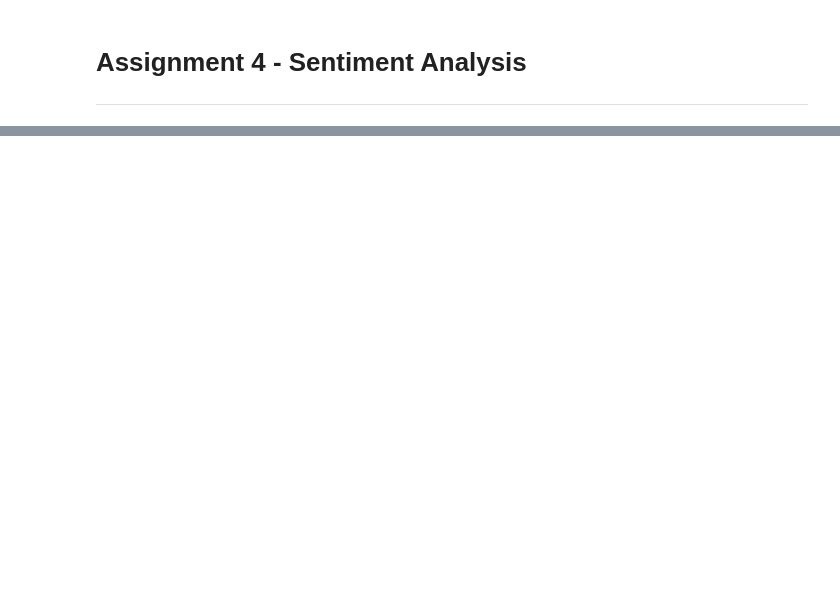
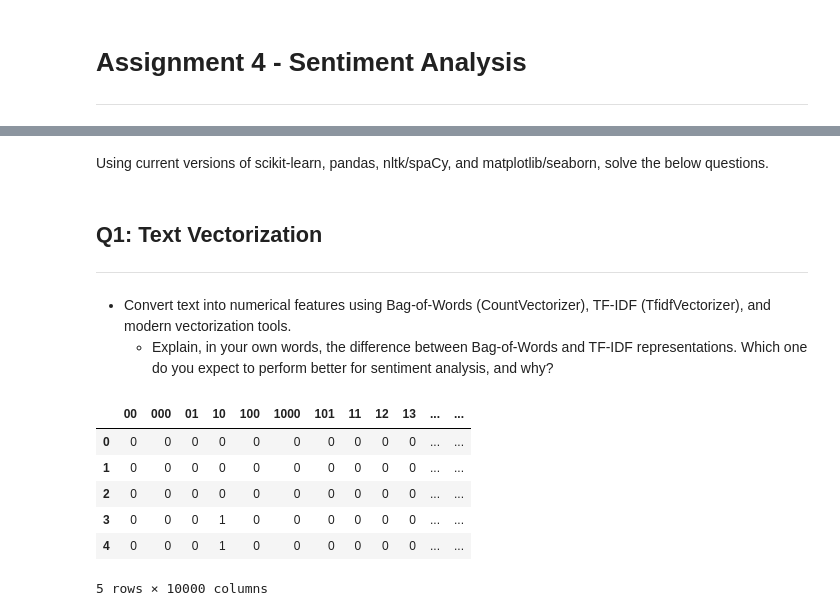
Before and after one commit to ikabrain/UCS772-CV-NLP-Lab, a Jupyter notebook: NLP_assign4/NLP_assign4.ipynb, the cells around one changed output, grey strips where cells are left out. Saved outputs shown, nothing was run; the diff lists cells and outputs as text; code cells hidden in the pictures; blank space fills up the shorter version.

```diff
--- a/NLP_assign4/NLP_assign4.ipynb
+++ b/NLP_assign4/NLP_assign4.ipynb
@@ -9,0 +28,18 @@ import matplotlib.pyplot as plt
+# %%
+# Loading dataset into a Pandas DataFrame
+import pandas as pd
+
+def load_reviews(split):
+    data = []
+    for label in ['pos', 'neg']:
+        folder = os.path.join('aclImdb', split, label)
+        for fname in os.listdir(folder):
+            if fname.endswith('.txt'):
+                with open(os.path.join(folder, fname), encoding='utf-8') as f:
+                    data.append((f.read(), label))
+    return pd.DataFrame(data, columns=['review', 'sentiment'])
+
+train_df = load_reviews('train')
+test_df = load_reviews('test')
+
+train_df
@@ -9,0 +74,30 @@ import matplotlib.pyplot as plt
+# %%
+X_train, y_train = train_df['review'], train_df['sentiment']
+X_test, y_test = test_df['review'], test_df['sentiment']
+# %% [markdown]
+Using current versions of scikit-learn, pandas, nltk/spaCy, and matplotlib/seaborn, solve the below questions.
+# %% [markdown]
+## Q1: Text Vectorization
+---
+# %% [markdown]
+ - Convert text into numerical features using Bag-of-Words (CountVectorizer), TF-IDF (TfidfVectorizer), and modern vectorization tools.
+    - Explain, in your own words, the difference between Bag-of-Words and TF-IDF representations. Which one do you expect to perform better for sentiment analysis, and why?
+# %%
+# Bag of Words
+from sklearn.feature_extraction.text import CountVectorizer
+
+count_vec = CountVectorizer(stop_words='english', max_features=10000)
+X_train_cv = count_vec.fit_transform(X_train)
+X_test_cv = count_vec.transform(X_test)
+
+train_dtm = pd.DataFrame(X_train_cv.toarray(), columns=count_vec.get_feature_names_out())
+train_dtm.index = X_train.index
+train_dtm.head()
+# %% [output]
+|  | 00 | 000 | 01 | 10 | 100 | 1000 | 101 | 11 | 12 | 13 | ... | ... |
+| 0 | 0 | 0 | 0 | 0 | 0 | 0 | 0 | 0 | 0 | 0 | ... | ... |
+| 1 | 0 | 0 | 0 | 0 | 0 | 0 | 0 | 0 | 0 | 0 | ... | ... |
+| 2 | 0 | 0 | 0 | 0 | 0 | 0 | 0 | 0 | 0 | 0 | ... | ... |
+| 3 | 0 | 0 | 0 | 1 | 0 | 0 | 0 | 0 | 0 | 0 | ... | ... |
+| 4 | 0 | 0 | 0 | 1 | 0 | 0 | 0 | 0 | 0 | 0 | ... | ... |
+5 rows × 10000 columns
```
Also changed, not shown: parts of 14 cells of this notebook.
